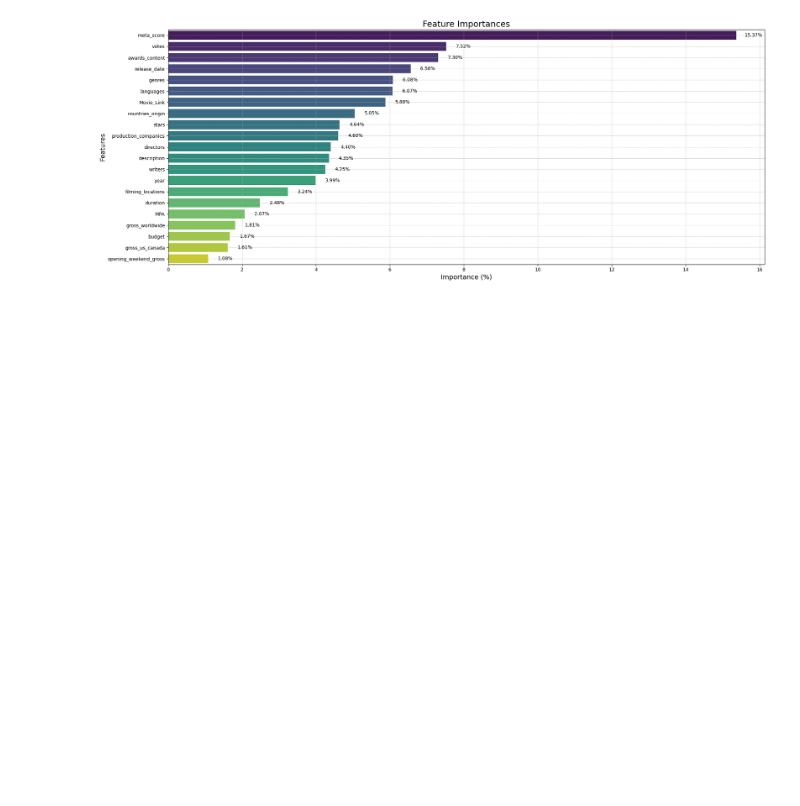
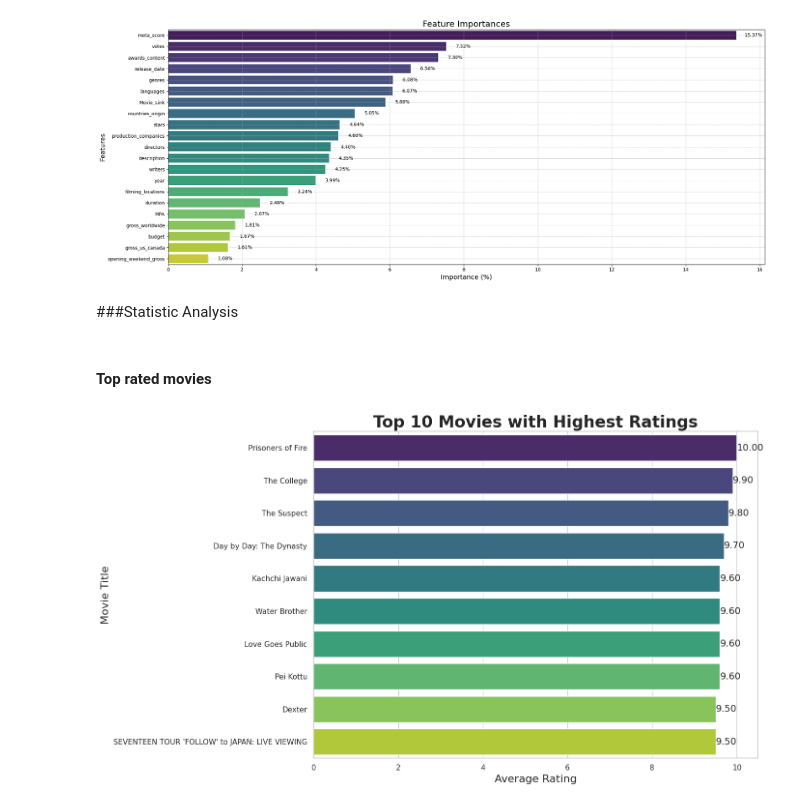
Before and after one commit to fengfranklu/FrankCapstone-Part02, a Jupyter notebook: Frank_Capstone02.ipynb, the cells around one changed output. Cells and saved outputs as stored; diff of their text form; code cells hidden in the pictures; blank space fills up the shorter version.

Commit message:
added some statistic analysis

```diff
--- a/Frank_Capstone02.ipynb
+++ b/Frank_Capstone02.ipynb
@@ -259,8 +259,8 @@ for col in categorical_columns:
 # %% [markdown]
 #### Drop Non-Useful columns
 # %%
-# Drop both "id","title" coloumn, as they are irelevant to the prediction
-
+# Drop both "id" and  "title" columns, as they are irrelevant to the prediction
+datawithid = data.copy()
 data.drop(['id', 'title'], axis=1, inplace=True)
 data.info()
 # %% [output]
@@ -608,3 +608,31 @@ Passing `palette` without assigning `hue` is deprecated and will be removed in v
 
   barplot = sns.barplot(x='Importance (%)', y='Features', data=features_sorted, palette="viridis")
 [figure]
+# %% [markdown]
+###Statistic Analysis
+# %% [markdown]
+#### Top rated movies
+# %%
+# Step 1: Top 10 Movies by Ratings
+top_movies = datawithid[['title', 'rating']].sort_values(by='rating', ascending=False).head(10)
+# Create a larger figure for Top 15 Movies
+plt.figure(figsize=(14, 8))
+
+# Bar plot for Top 10 Movies with fix for FutureWarning
+sns.barplot(x='rating', y='title', data=top_movies, hue='title', palette='viridis', dodge=False, legend=False)
+
+# Adding titles and labels for Top Movies (removing the emoji to avoid the UserWarning)
+plt.title('Top 10 Movies with Highest Ratings', fontsize=24, fontweight='bold')
+plt.xlabel('Average Rating', fontsize=16)
+plt.ylabel('Movie Title', fontsize=16)
+
+# Add data labels on the bars for Top Movies
+for p in plt.gca().patches:
+    plt.annotate(f'{p.get_width():.2f}',
+                 (p.get_width(), p.get_y() + p.get_height()/2),
+                 ha='left', va='center', fontsize=14)
+
+plt.tight_layout()  # Adjust layout for better spacing
+plt.show()
+# %% [output]
+[figure, added]
```
Also changed, not shown: parts of 5 cells of this notebook.
